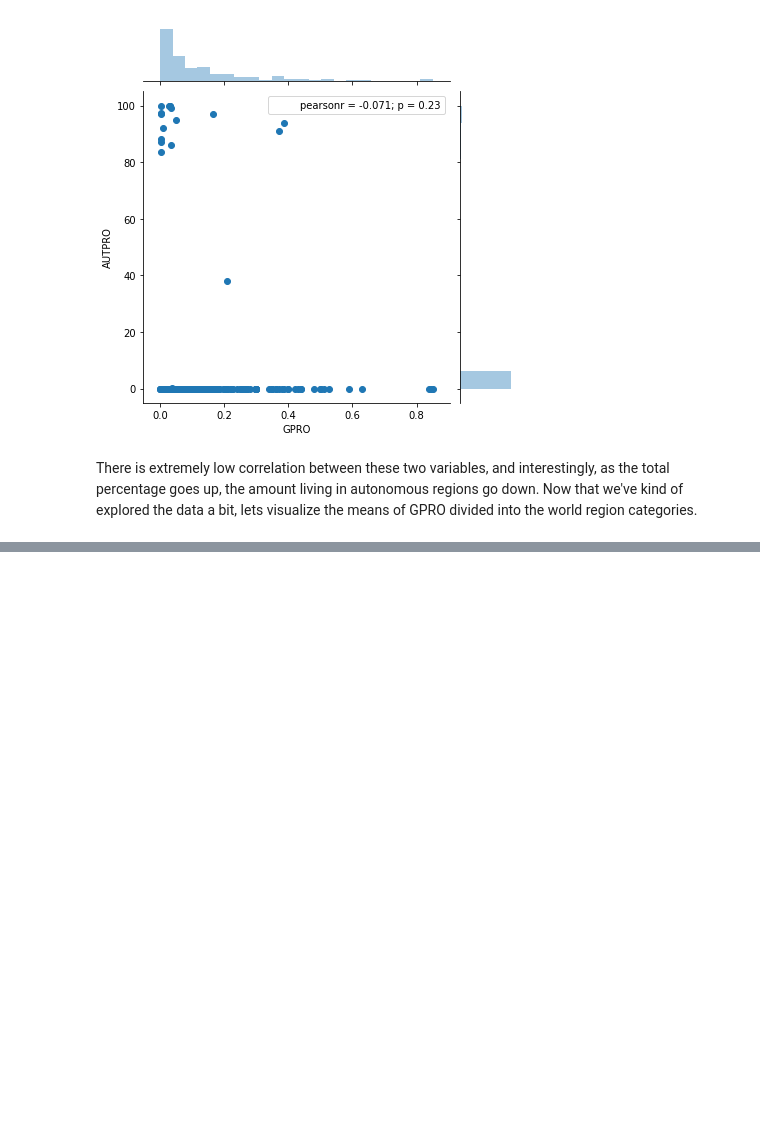
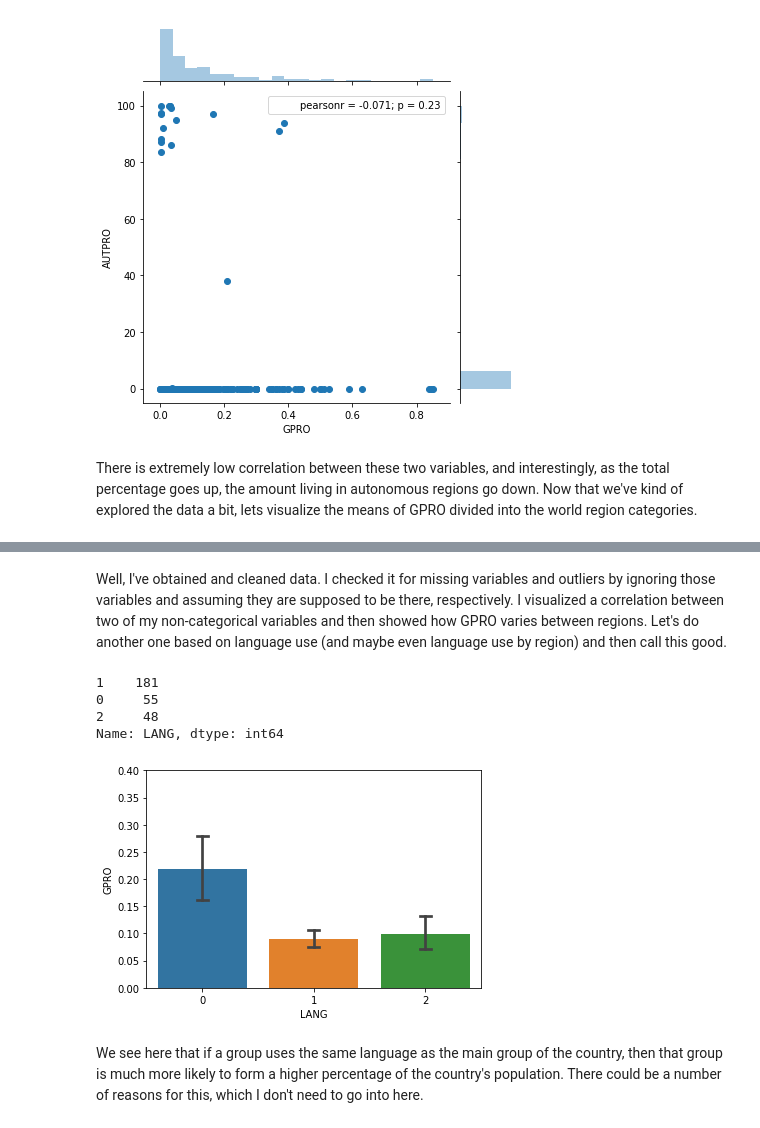
Before and after one commit to jacobbills/213R, a Jupyter notebook: Homework 1.ipynb, the cells around one changed output, grey strips where cells are left out. Cells and saved outputs as stored; diff of their text form; code cells hidden in the pictures; blank space fills up the shorter version.

```diff
--- a/Homework 1.ipynb
+++ b/Homework 1.ipynb
@@ -545,0 +548,14 @@ bar1(region,gpro,0,.3)
+# %% [markdown]
+Well, I've obtained and cleaned data. I checked it for missing variables and outliers by ignoring those variables and assuming they are supposed to be there, respectively. I visualized a correlation between two of my non-categorical variables and then showed how GPRO varies between regions. Let's do another one based on language use (and maybe even language use by region) and then call this good.
+# %%
+langvmar = y2004.LANG
+print(langvmar.value_counts())
+bar1(langvmar,gpro,0,.4)
+# %% [output]
+1    181
+0     55
+2     48
+Name: LANG, dtype: int64
+[figure, added]
+# %% [markdown]
+We see here that if a group uses the same language as the main group of the country, then that group is much more likely to form a higher percentage of the country's population. There could be a number of reasons for this, which I don't need to go into here.
```
Also changed, not shown: parts of 5 cells of this notebook.
